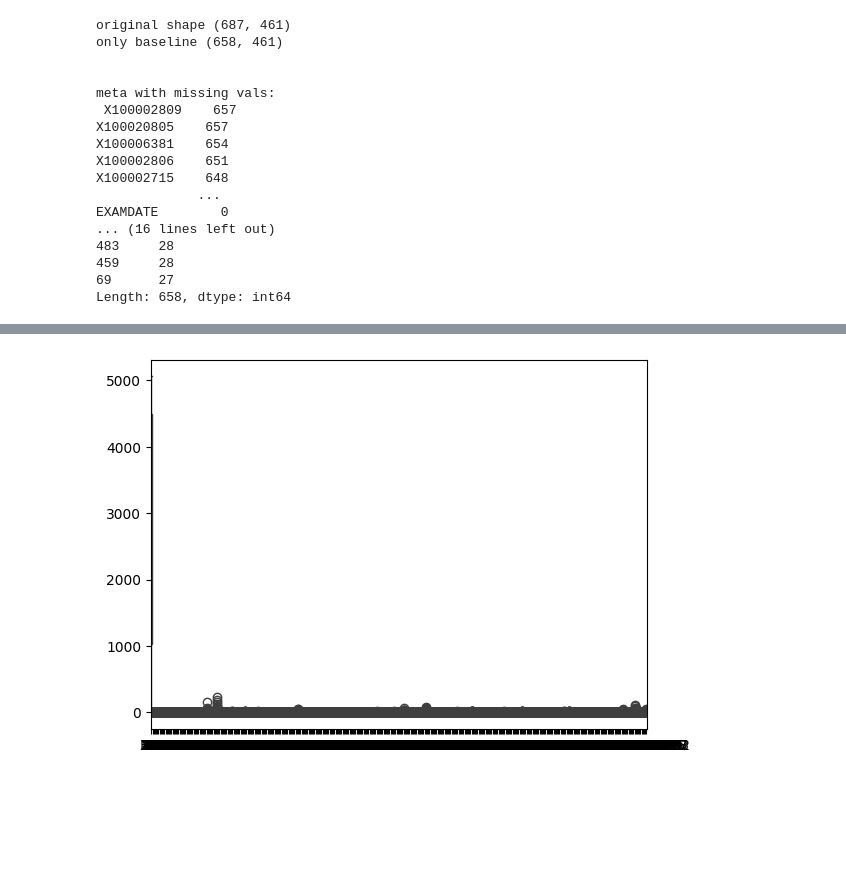
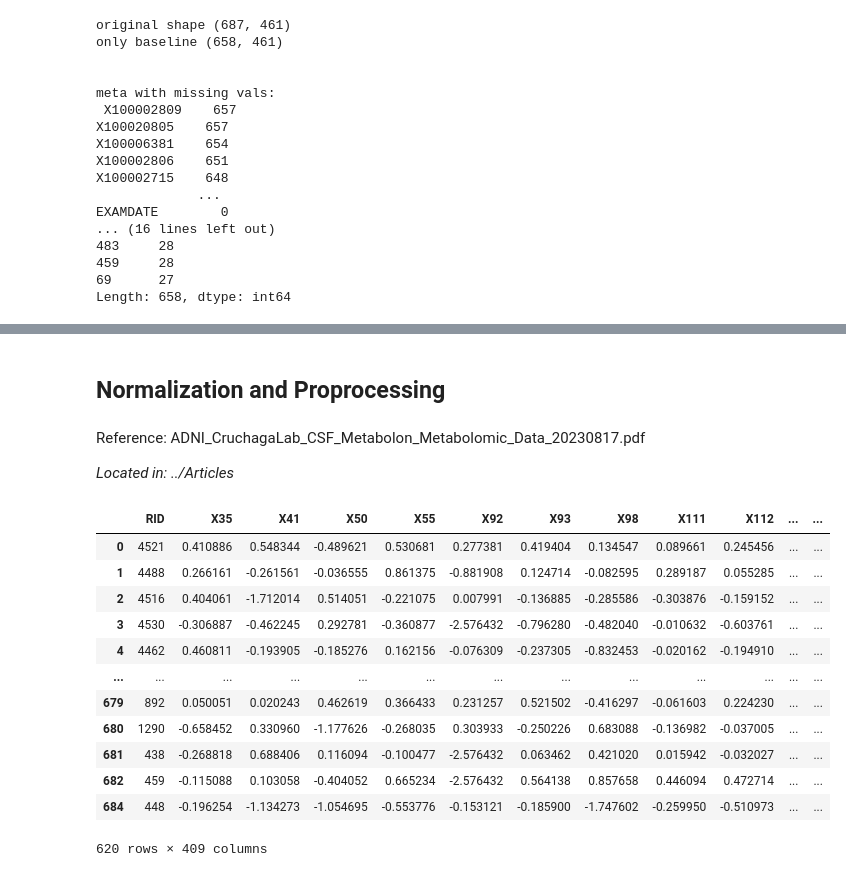
Before and after one commit to d13anu/AD-biomarkers, a Jupyter notebook: meta_prep.ipynb, the cells around one changed output, grey strips where cells are left out. Saved outputs shown, nothing was run; the diff lists cells and outputs as text; code cells hidden in the pictures; blank space fills up the shorter version.

```diff
--- a/meta_prep.ipynb
+++ b/meta_prep.ipynb
@@ -126,5 +132,31 @@ exp_bl
-# %%
-sns.boxplot(data=ana_exp)
-plt.show()
-# %% [output]
-[figure, removed]
+# %% [markdown]
+## Normalization and Proprocessing
+# %% [markdown]
+Reference: ADNI_CruchagaLab_CSF_Metabolon_Metabolomic_Data_20230817.pdf
+
+*Located in: ../Articles*
+# %%
+## Transforming, normalizing and standardizing the data
+comp_cols = [col for col in exp_bl.columns if col.startswith('X')]
+
+# Apply natural log transformation
+exp_bl[comp_cols] = exp_bl[comp_cols].apply(np.log)
+
+# Drop non-essential columns
+exp_data_final = exp_bl.drop(['EXAMDATE', 'GUSPECID',
+                                'VISCODE2', 'Metabolon_Barcode'], axis=1)
+exp_data_final
+# %% [output]
+|  | RID | X35 | X41 | X50 | X55 | X92 | X93 | X98 | X111 | X112 | ... | ... |
+| 0 | 4521 | 0.410886 | 0.548344 | -0.489621 | 0.530681 | 0.277381 | 0.419404 | 0.134547 | 0.089661 | 0.245456 | ... | ... |
+| 1 | 4488 | 0.266161 | -0.261561 | -0.036555 | 0.861375 | -0.881908 | 0.124714 | -0.082595 | 0.289187 | 0.055285 | ... | ... |
+| 2 | 4516 | 0.404061 | -1.712014 | 0.514051 | -0.221075 | 0.007991 | -0.136885 | -0.285586 | -0.303876 | -0.159152 | ... | ... |
+| 3 | 4530 | -0.306887 | -0.462245 | 0.292781 | -0.360877 | -2.576432 | -0.796280 | -0.482040 | -0.010632 | -0.603761 | ... | ... |
+| 4 | 4462 | 0.460811 | -0.193905 | -0.185276 | 0.162156 | -0.076309 | -0.237305 | -0.832453 | -0.020162 | -0.194910 | ... | ... |
+| ... | ... | ... | ... | ... | ... | ... | ... | ... | ... | ... | ... | ... |
+| 679 | 892 | 0.050051 | 0.020243 | 0.462619 | 0.366433 | 0.231257 | 0.521502 | -0.416297 | -0.061603 | 0.224230 | ... | ... |
+| 680 | 1290 | -0.658452 | 0.330960 | -1.177626 | -0.268035 | 0.303933 | -0.250226 | 0.683088 | -0.136982 | -0.037005 | ... | ... |
+| 681 | 438 | -0.268818 | 0.688406 | 0.116094 | -0.100477 | -2.576432 | 0.063462 | 0.421020 | 0.015942 | -0.032027 | ... | ... |
+| 682 | 459 | -0.115088 | 0.103058 | -0.404052 | 0.665234 | -2.576432 | 0.564138 | 0.857658 | 0.446094 | 0.472714 | ... | ... |
+| 684 | 448 | -0.196254 | -1.134273 | -1.054695 | -0.553776 | -0.153121 | -0.185900 | -1.747602 | -0.259950 | -0.510973 | ... | ... |
+620 rows × 409 columns
```
Also changed, not shown: parts of 5 cells of this notebook, 1 other file.
